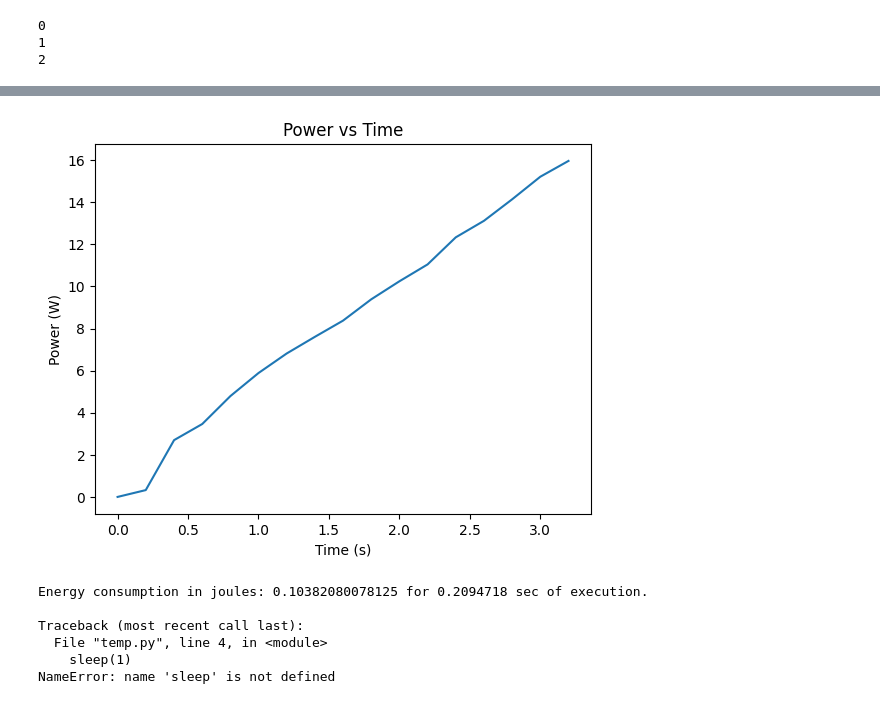
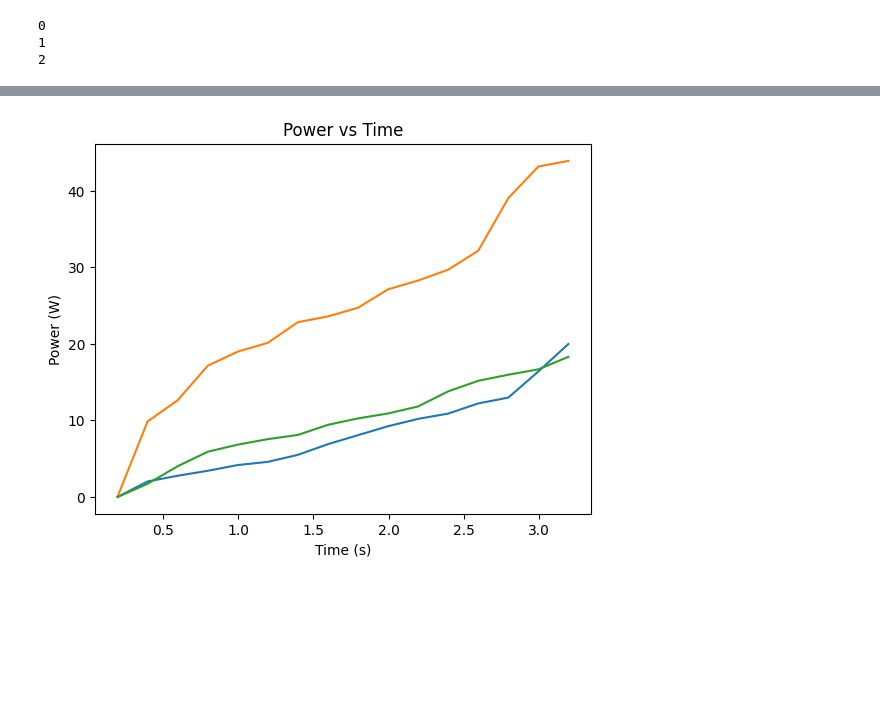
Before and after one commit to tdurieux/EnergiBridge, a Jupyter notebook: jupyter_energi/Demo.ipynb, the cells around one changed output, grey strips where cells are left out. Saved outputs shown, nothing was run; the diff lists cells and outputs as text; code cells hidden in the pictures; blank space fills up the shorter version.

```diff
--- a/jupyter_energi/Demo.ipynb
+++ b/jupyter_energi/Demo.ipynb
@@ -35,0 +51,2 @@ jupyter_energi.make_time_series_plot(time_and_power)
+# %%
+data = jupyter_energi.run(no_runs=3)
@@ -36,14 +72,6 @@ jupyter_energi.make_time_series_plot(time_and_power)
 # %%
-time_and_power = jupyter_energi.extract_time_and_power(data, cumulative=True)
-jupyter_energi.make_time_series_plot(time_and_power, cumulative=True)
+cumulative = True
+time_and_power = jupyter_energi.extract_time_and_power(data, cumulative)
+jupyter_energi.make_time_series_plot(time_and_power, cumulative)
 # %% [output]
-[figure, old version]
+[figure, new version]
-# %%
-data = jupyter_energi.run(some_code)
-# %% [output]
-Energy consumption in joules: 0.10382080078125 for 0.2094718 sec of execution.
-
-Traceback (most recent call last):
-  File "temp.py", line 4, in <module>
-    sleep(1)
-NameError: name 'sleep' is not defined
```
Also changed, not shown: parts of 10 cells of this notebook, 2 other files.
